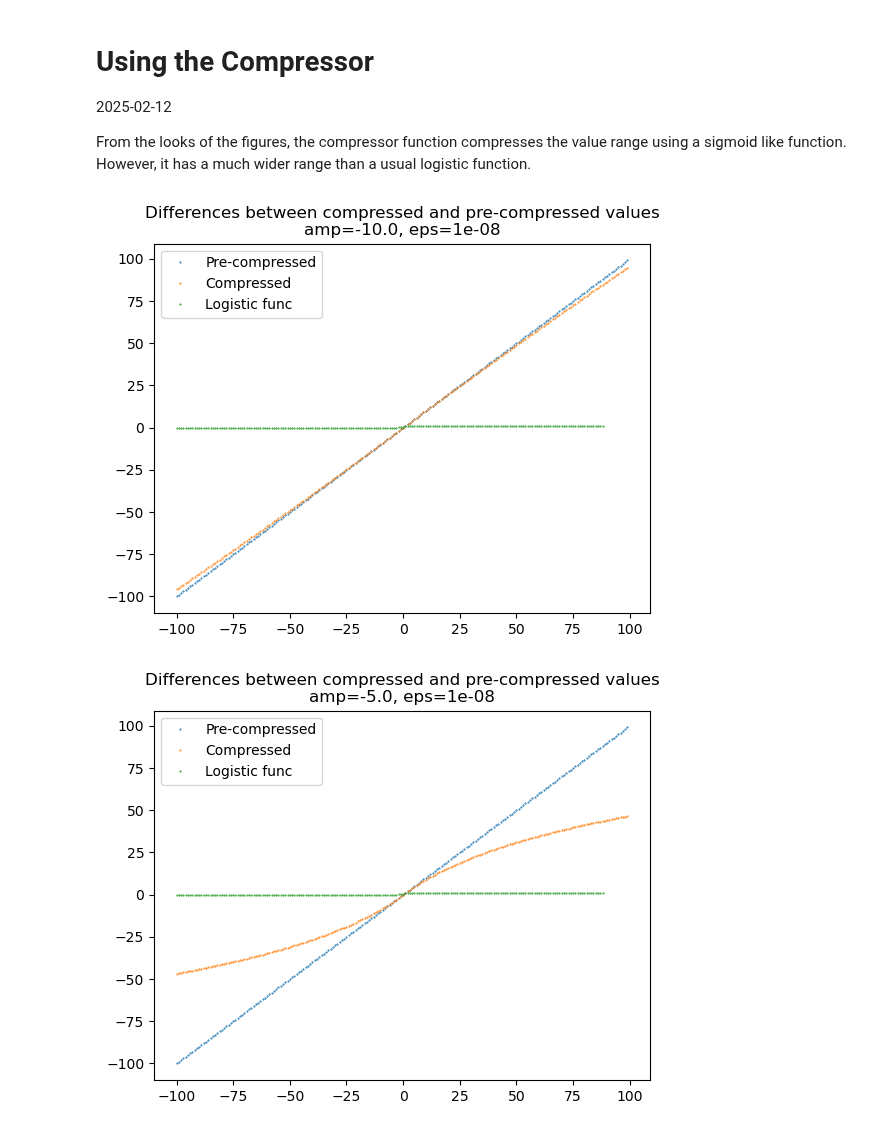
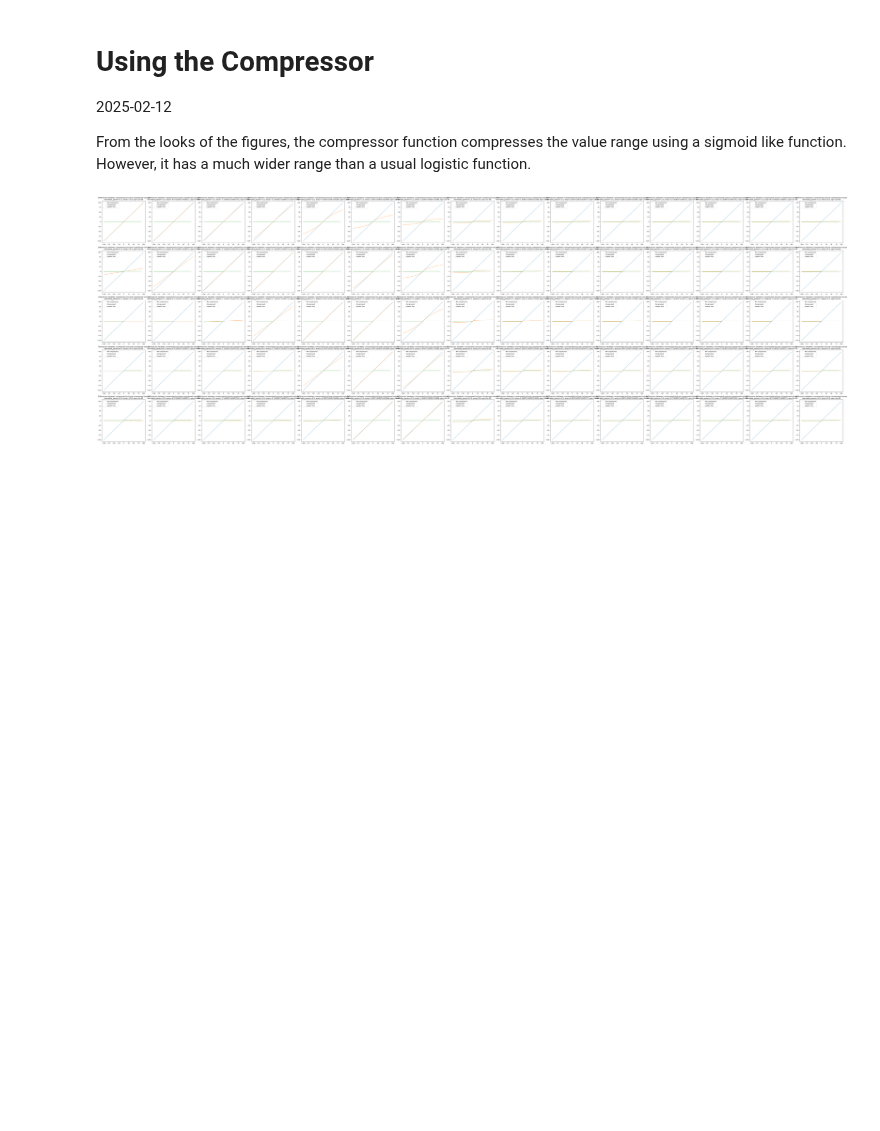
Before and after one commit to anthropikos/kaggle_kernels, a Jupyter notebook: movement_disorder/notebooks/what_is_compressor.ipynb, the cells around one changed output. Saved outputs shown, nothing was run; the diff lists cells and outputs as text; code cells hidden in the pictures; blank space fills up the shorter version.

```diff
--- a/movement_disorder/notebooks/what_is_compressor.ipynb
+++ b/movement_disorder/notebooks/what_is_compressor.ipynb
@@ -9,49 +9,75 @@ import matplotlib.pyplot as plt
 import torch
 import numpy as np
 
-def compression_func(x, amp=None, eps=None):
-    if amp is None: amp = 0
+def compression_func(x, learnable_param, amp, eps=None):
     if eps is None: eps = 1e-8
 
-    slope = torch.tensor(0.7 * amp)
+    n_channels=len(x)
+
+    slope = torch.tensor(learnable_param * amp)
     slope_ = torch.exp(slope)
 
     output = torch.sign(x) * torch.log(torch.abs(x) * slope_ + 1.0) / (torch.log(slope_ + 1.0) + eps)
 
-    return output
+    return output.squeeze()
 
 def logistic_func(x):
     x = torch.tensor(x)
     x = torch.exp(x)
     # output = torch.log(x) / torch.log1p(x)
     output = x / (1+x)
     return output
 
 
-def plot_diff(amp=None, eps=None):
+def plot_diff(learnable_param=None, amp=None, eps=None, ax=None):
     start, stop = -100, 100
     inputs = torch.arange(start, stop, step=1)
-    fig, ax = plt.subplots()
-    ax.set_title(f"Differences between compressed and pre-compressed values\namp={amp}, eps={eps}")
+
+    if ax is None:
+        fig, ax = plt.subplots()
+
+    ax.set_title(f"Differences between compressed and pre-compressed values\nlearnable_param={learnable_param}, amp={amp}, eps={eps}")
 
     # Pre-compressed values
     outputs_1 = inputs
     ax.plot(inputs, outputs_1, ".", markersize=1, label="Pre-compressed")
 
     # Compressed values
-    outputs_2 = compression_func(inputs, amp=amp, eps=eps)
+    outputs_2 = compression_func(inputs, learnable_param=learnable_param, amp=amp, eps=eps)
     ax.plot(inputs, outputs_2, ".", markersize=1, label="Compressed")
 
     # Sigmoid func definition
     outputs_3 = logistic_func(inputs)
     ax.plot(inputs, outputs_3, ".", markersize=1, label="Logistic func")
 
     # Artists
     ax.legend()
-    fig.show()
+    fig = ax.get_figure()
 
-for amp, eps in [(amp, eps) for amp in np.linspace(-10, 10, 5) for eps in [1e-8]]:
-    plot_diff(amp, eps)
+    fig.tight_layout()
+
+    return fig
+
+
+def plot_grid():
+    learnable_params = np.linspace(1, 5, 5)
+    amps = np.linspace(-10, 10, 15)
+    eps = 1e-8
+
+    nrows, ncols, inches, xyratio = len(learnable_params), len(amps), 5, 1
+    fig, axs = plt.subplots(nrows, ncols, figsize=(ncols*inches*xyratio, nrows*inches))
+
+    coords = ((x, y) for x in range(len(learnable_params)) for y in range(len(amps)))
+
+    for x, y in coords:
+        plot_diff(learnable_param=learnable_params[x], amp=amps[y], eps=eps, ax=axs[x, y])
+
+    fig.tight_layout()
+    return fig
+
+fig = plot_grid()
+fig
+
+fig.savefig("compressor_grid_search.svg")
 # %% [output]
-[figure, old version]
+[figure, new version]
-[figure, removed]
```
Also changed, not shown: parts of 1 cell of this notebook, 4 other files.
